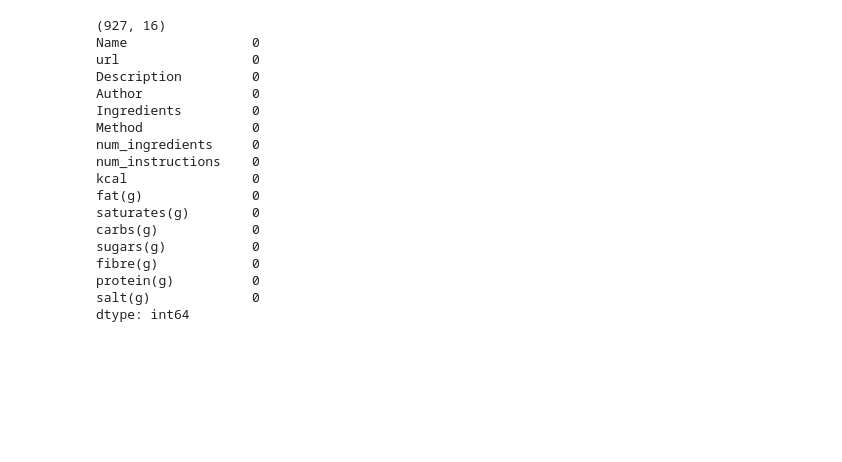
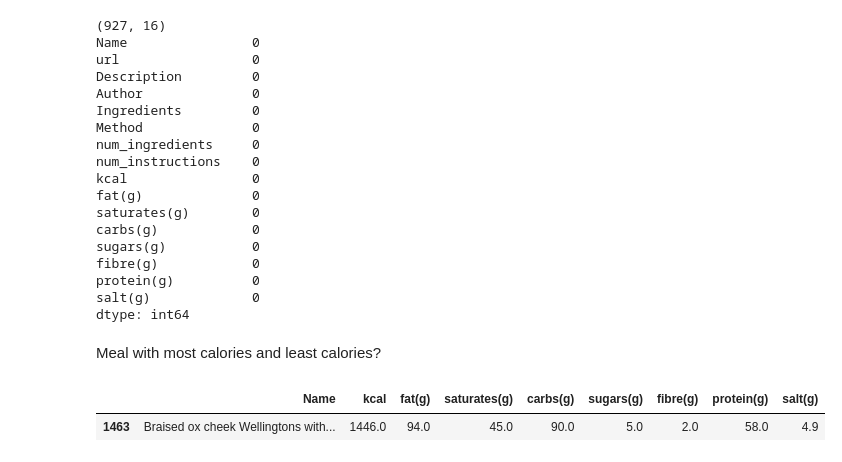
Before and after one commit to jamalromero/christmas_recipes, a Jupyter notebook: christmas_recipes.ipynb, the cells around one changed output. Saved outputs shown, nothing was run; the diff lists cells and outputs as text; code cells hidden in the pictures; blank space fills up the shorter version.

```diff
--- a/christmas_recipes.ipynb
+++ b/christmas_recipes.ipynb
@@ -165,3 +165,11 @@ fibre(g)            0
 protein(g)          0
 salt(g)             0
 dtype: int64
+# %% [markdown]
+Meal with most calories and least calories?
+# %%
+# Most calories
+recipes[recipes['kcal'] == recipes['kcal'].max()][['Name', 'kcal', 'fat(g)', 'saturates(g)', 'carbs(g)', 'sugars(g)', 'fibre(g)', 'protein(g)', 'salt(g)']]
+# %% [output]
+|  | Name | kcal | fat(g) | saturates(g) | carbs(g) | sugars(g) | fibre(g) | protein(g) | salt(g) |
+| 1463 | Braised ox cheek Wellingtons with... | 1446.0 | 94.0 | 45.0 | 90.0 | 5.0 | 2.0 | 58.0 | 4.9 |
```
Also changed, not shown: parts of 4 cells of this notebook.
